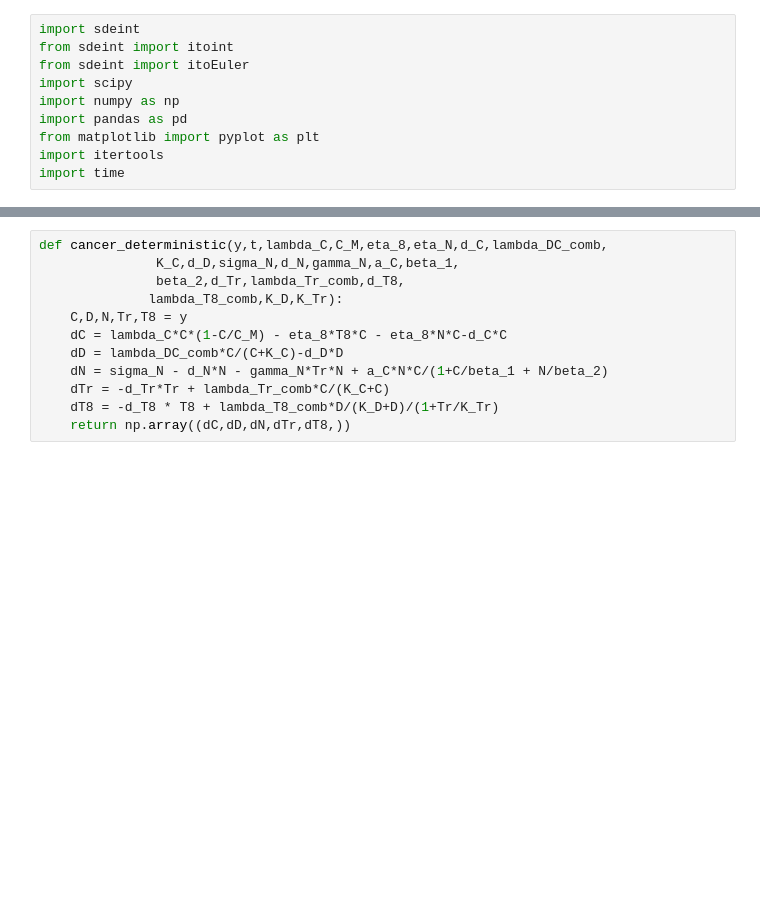
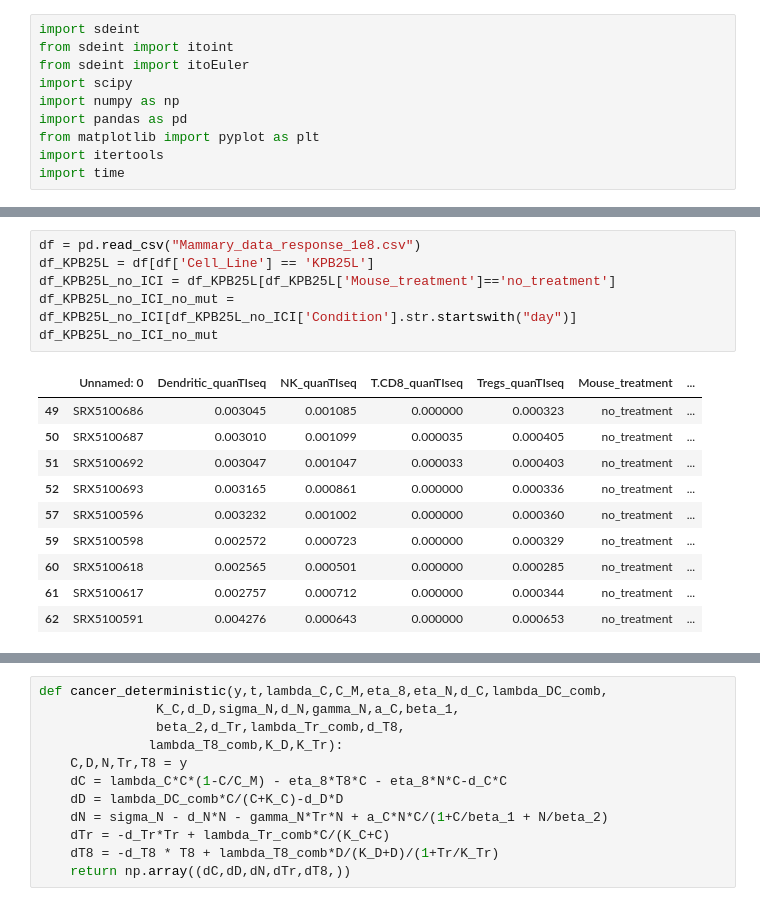
Before and after one commit to ZP-likes-coding/Cancer_immune_interaction, a Jupyter notebook: Adding_stochasticity_SDE.ipynb, the cells around one changed output, grey strips where cells are left out. Drawn from its saved outputs; the diff is of its cells as text; blank space fills up the shorter version.

```diff
--- a/Adding_stochasticity_SDE.ipynb
+++ b/Adding_stochasticity_SDE.ipynb
@@ -15 +21,18 @@ import time
+# %%
+df = pd.read_csv("Mammary_data_response_1e8.csv")
+df_KPB25L = df[df['Cell_Line'] == 'KPB25L']
+df_KPB25L_no_ICI = df_KPB25L[df_KPB25L['Mouse_treatment']=='no_treatment']
+df_KPB25L_no_ICI_no_mut = df_KPB25L_no_ICI[df_KPB25L_no_ICI['Condition'].str.startswith("day")]
+df_KPB25L_no_ICI_no_mut
+# %% [output]
+|  | Unnamed: 0 | Dendritic_quanTIseq | NK_quanTIseq | T.CD8_quanTIseq | Tregs_quanTIseq | Mouse_treatment | ... |
+| 49 | SRX5100686 | 0.003045 | 0.001085 | 0.000000 | 0.000323 | no_treatment | ... |
+| 50 | SRX5100687 | 0.003010 | 0.001099 | 0.000035 | 0.000405 | no_treatment | ... |
+| 51 | SRX5100692 | 0.003047 | 0.001047 | 0.000033 | 0.000403 | no_treatment | ... |
+| 52 | SRX5100693 | 0.003165 | 0.000861 | 0.000000 | 0.000336 | no_treatment | ... |
+| 57 | SRX5100596 | 0.003232 | 0.001002 | 0.000000 | 0.000360 | no_treatment | ... |
+| 59 | SRX5100598 | 0.002572 | 0.000723 | 0.000000 | 0.000329 | no_treatment | ... |
+| 60 | SRX5100618 | 0.002565 | 0.000501 | 0.000000 | 0.000285 | no_treatment | ... |
+| 61 | SRX5100617 | 0.002757 | 0.000712 | 0.000000 | 0.000344 | no_treatment | ... |
+| 62 | SRX5100591 | 0.004276 | 0.000643 | 0.000000 | 0.000653 | no_treatment | ... |
 # %%
```
Also changed, not shown: parts of 6 cells of this notebook, 4 other files.
